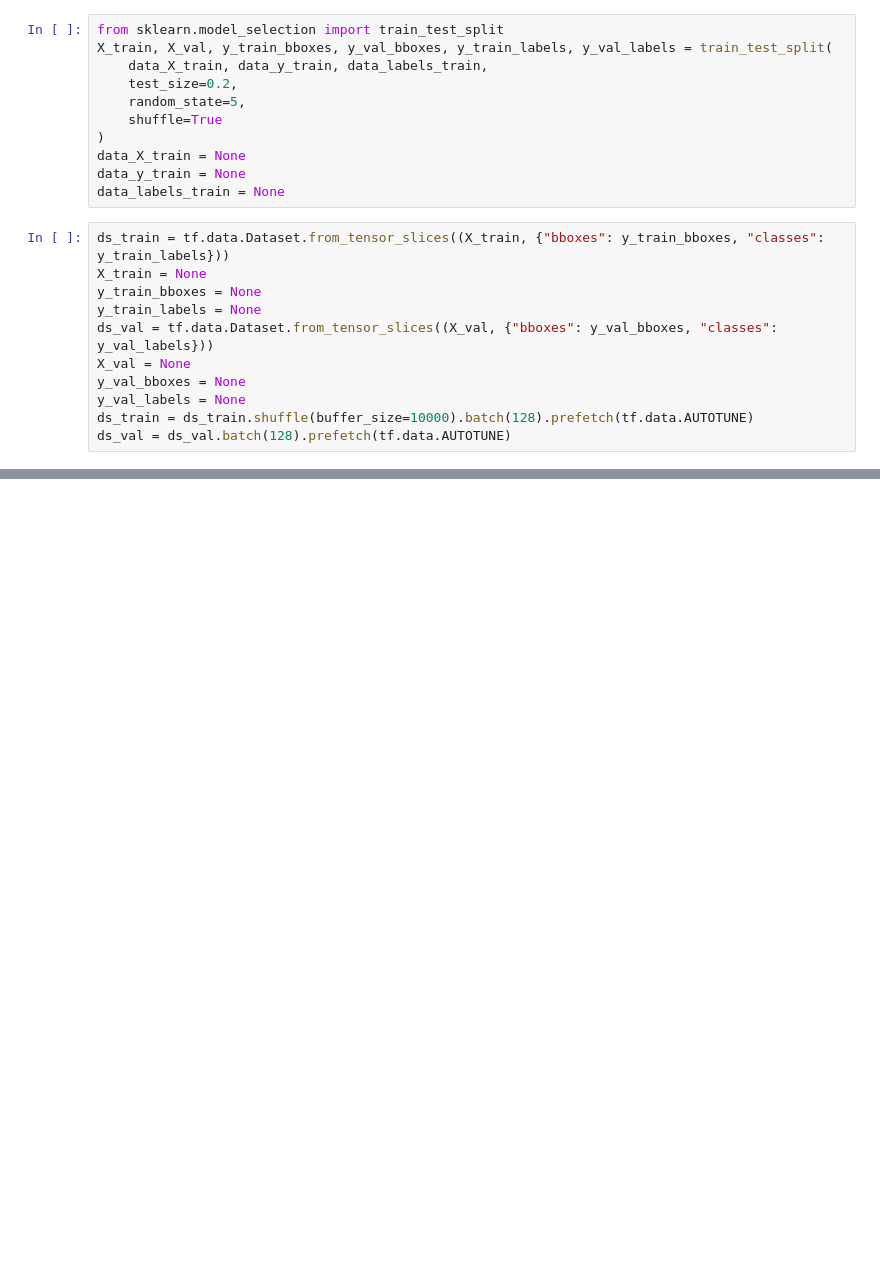
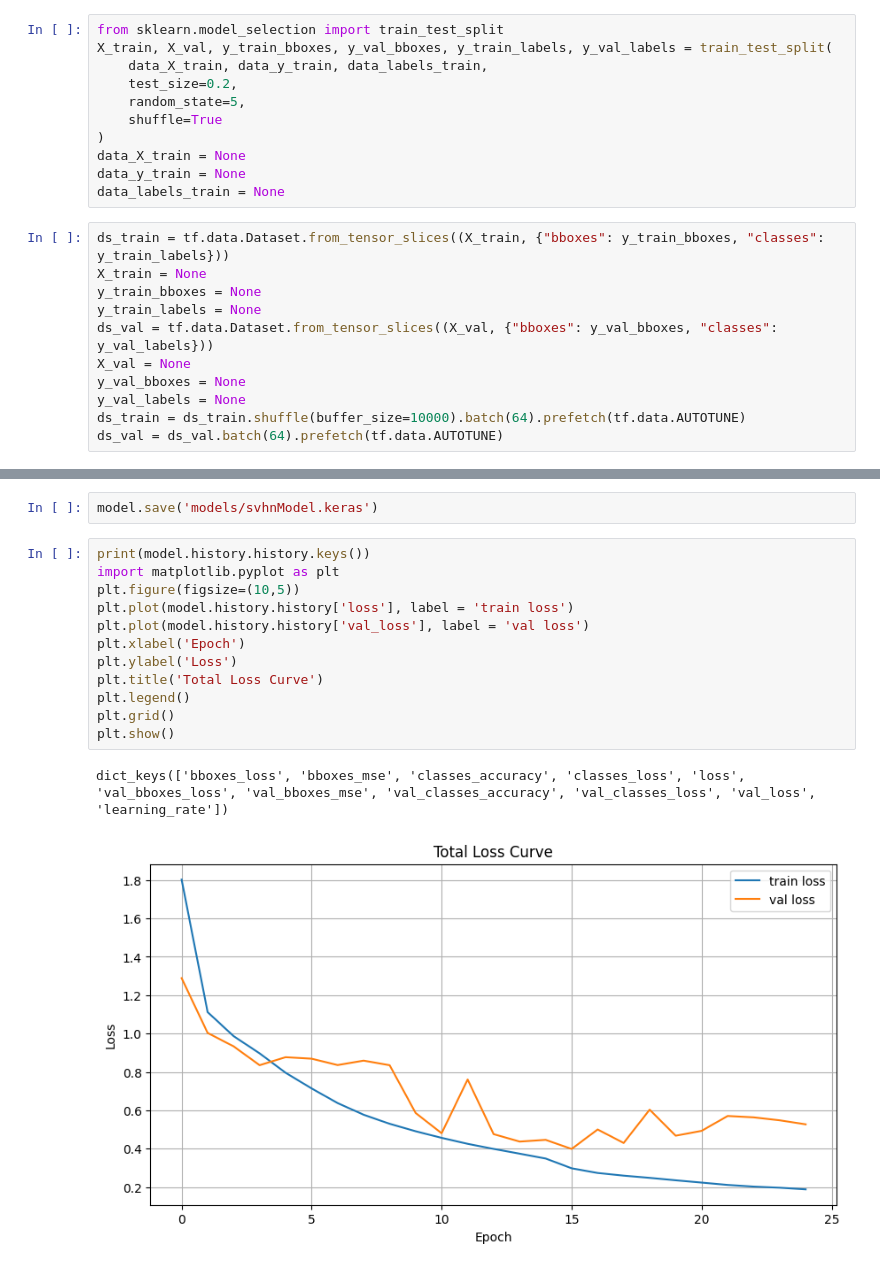
Before and after one commit to waltervoikar/number-identification, a Jupyter notebook: CNN.ipynb, the cells around one changed output, grey strips where cells are left out. Drawn from its saved outputs; the diff is of its cells as text; blank space fills up the shorter version.

```diff
--- a/CNN.ipynb
+++ b/CNN.ipynb
@@ -36,5 +37,5 @@ ds_val = tf.data.Dataset.from_tensor_slices((X_val, {"bboxes": y_val_bboxes, "cl
 X_val = None
 y_val_bboxes = None
 y_val_labels = None
-ds_train = ds_train.shuffle(buffer_size=10000).batch(128).prefetch(tf.data.AUTOTUNE)
-ds_val = ds_val.batch(128).prefetch(tf.data.AUTOTUNE)
+ds_train = ds_train.shuffle(buffer_size=10000).batch(64).prefetch(tf.data.AUTOTUNE)
+ds_val = ds_val.batch(64).prefetch(tf.data.AUTOTUNE)
@@ -158,0 +174,17 @@ model.fit(
+# %%
+model.save('models/svhnModel.keras')
+# %%
+print(model.history.history.keys())
+import matplotlib.pyplot as plt
+plt.figure(figsize=(10,5))
+plt.plot(model.history.history['loss'], label = 'train loss')
+plt.plot(model.history.history['val_loss'], label = 'val loss')
+plt.xlabel('Epoch')
+plt.ylabel('Loss')
+plt.title('Total Loss Curve')
+plt.legend()
+plt.grid()
+plt.show()
+# %% [output]
+dict_keys(['bboxes_loss', 'bboxes_mse', 'classes_accuracy', 'classes_loss', 'loss', 'val_bboxes_loss', 'val_bboxes_mse', 'val_classes_accuracy', 'val_classes_loss', 'val_loss', 'learning_rate'])
+[figure, added]
```
Also changed, not shown: parts of 11 cells of this notebook, 1 other file.
